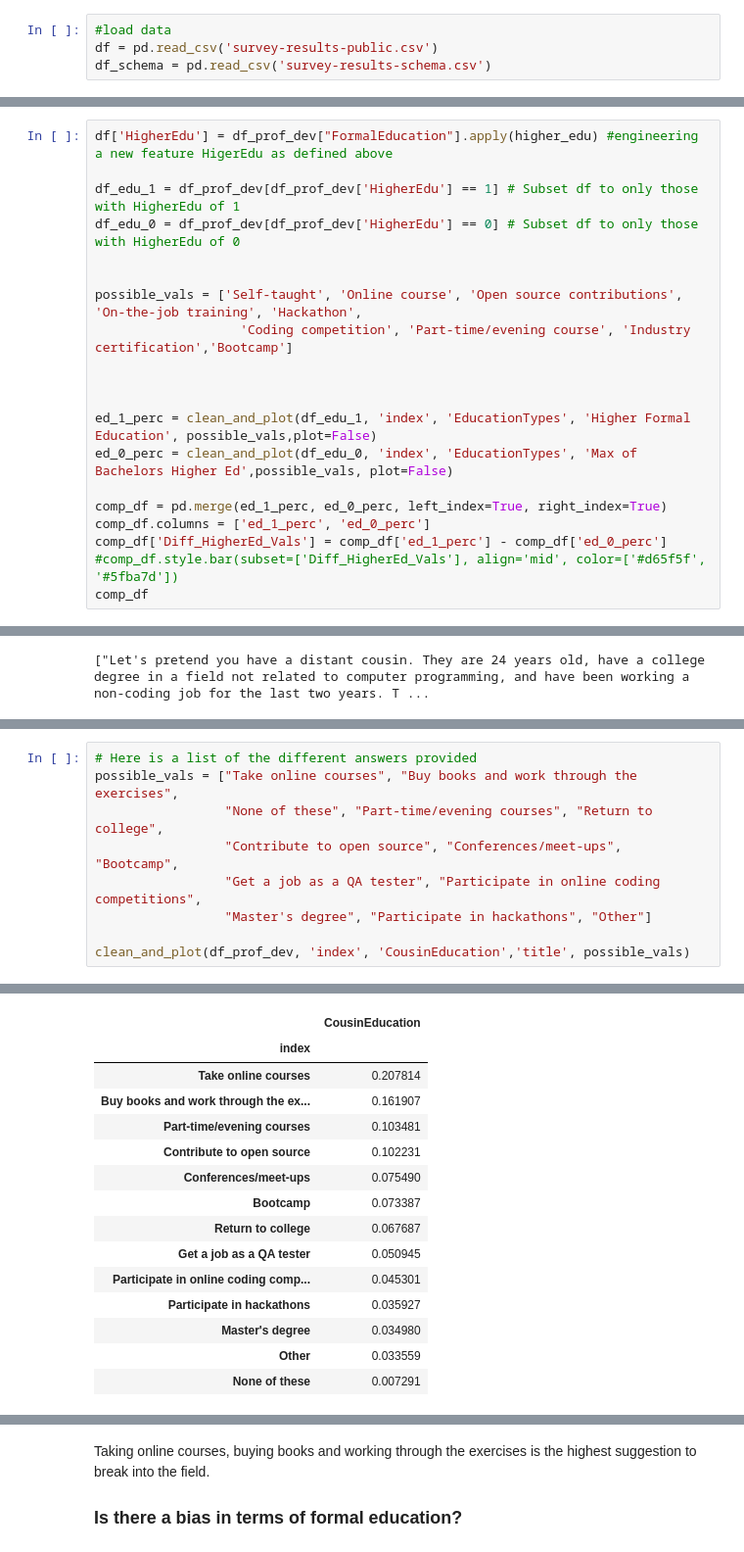
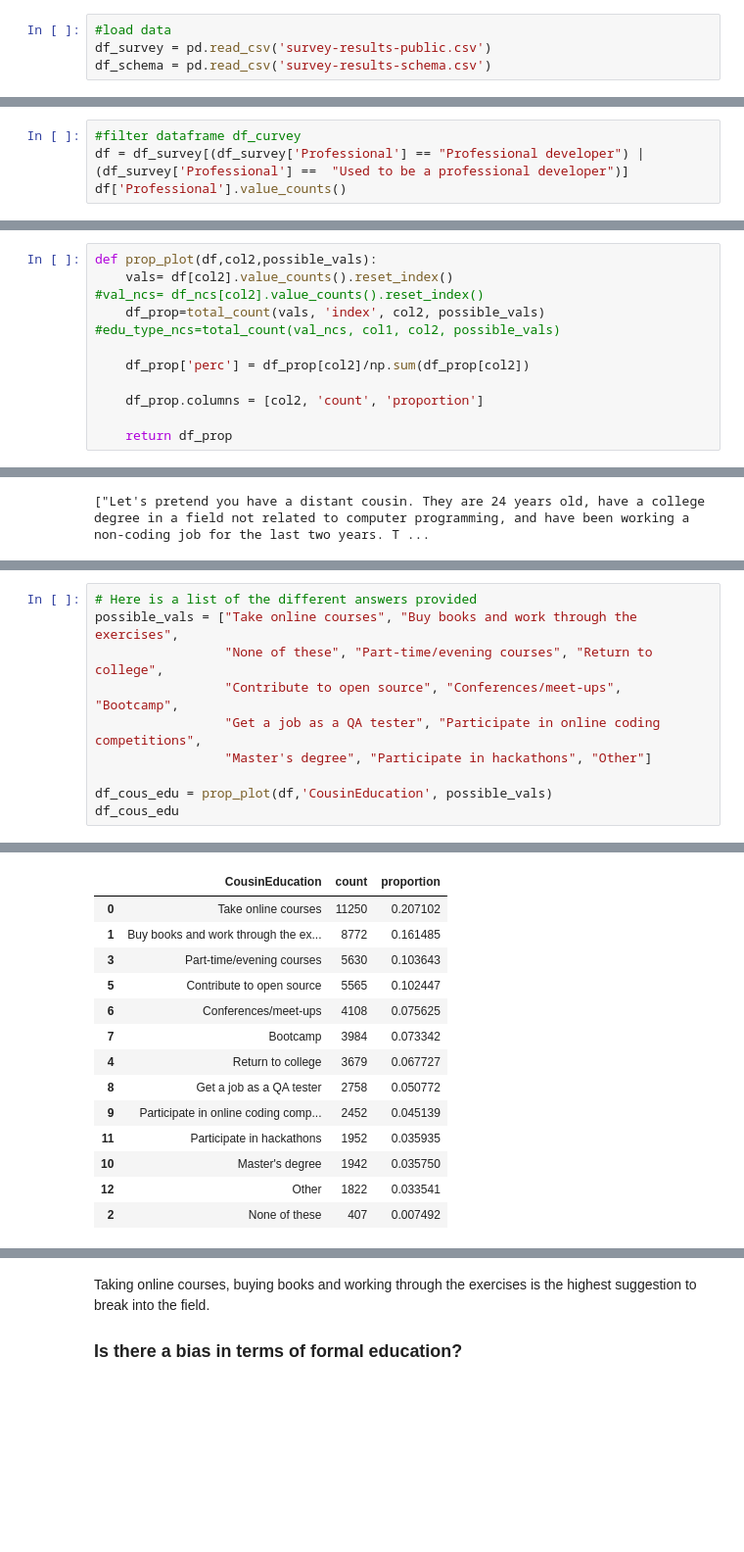
Before and after one commit to Marvykalu/DataScience_Projects, a Jupyter notebook: stackoverflow_developer_survey_2017/Exploratory_Data_Analysis_File.ipynb, the cells around one changed output, grey strips where cells are left out. Shown at 98% size. Cells and saved outputs as stored; diff of their text form; blank space fills up the shorter version.

```diff
--- a/stackoverflow_developer_survey_2017/Exploratory_Data_Analysis_File.ipynb
+++ b/stackoverflow_developer_survey_2017/Exploratory_Data_Analysis_File.ipynb
@@ -22,5 +22,5 @@ from collections import defaultdict
 %matplotlib inline
 # %%
 #load data
-df = pd.read_csv('survey-results-public.csv')
+df_survey = pd.read_csv('survey-results-public.csv')
 df_schema = pd.read_csv('survey-results-schema.csv')
@@ -129,0 +128,4 @@ Name: Professional, dtype: int64
+# %%
+#filter dataframe df_curvey
+df = df_survey[(df_survey['Professional'] == "Professional developer") | (df_survey['Professional'] ==  "Used to be a professional developer")]
+df['Professional'].value_counts()
@@ -280,0 +272,12 @@ def clean_and_plot(df, col1,col2, title, possible_vals, plot=True):
+# %%
+def prop_plot(df,col2,possible_vals):
+    vals= df[col2].value_counts().reset_index()
+#val_ncs= df_ncs[col2].value_counts().reset_index()
+    df_prop=total_count(vals, 'index', col2, possible_vals)
+#edu_type_ncs=total_count(val_ncs, col1, col2, possible_vals)
+
+    df_prop['perc'] = df_prop[col2]/np.sum(df_prop[col2])
+
+    df_prop.columns = [col2, 'count', 'proportion']
+
+    return df_prop
@@ -305,20 +311,0 @@ def higher_edu(formal_ed_str):
-# %%
-df['HigherEdu'] = df_prof_dev["FormalEducation"].apply(higher_edu) #engineering a new feature HigerEdu as defined above
-
-df_edu_1 = df_prof_dev[df_prof_dev['HigherEdu'] == 1] # Subset df to only those with HigherEdu of 1
-df_edu_0 = df_prof_dev[df_prof_dev['HigherEdu'] == 0] # Subset df to only those with HigherEdu of 0
-
-
-possible_vals = ['Self-taught', 'Online course', 'Open source contributions', 'On-the-job training', 'Hackathon',
-                   'Coding competition', 'Part-time/evening course', 'Industry certification','Bootcamp']
-
-
-
-ed_1_perc = clean_and_plot(df_edu_1, 'index', 'EducationTypes', 'Higher Formal Education', possible_vals,plot=False)
-ed_0_perc = clean_and_plot(df_edu_0, 'index', 'EducationTypes', 'Max of Bachelors Higher Ed',possible_vals, plot=False)
-
-comp_df = pd.merge(ed_1_perc, ed_0_perc, left_index=True, right_index=True)
-comp_df.columns = ['ed_1_perc', 'ed_0_perc']
-comp_df['Diff_HigherEd_Vals'] = comp_df['ed_1_perc'] - comp_df['ed_0_perc']
-#comp_df.style.bar(subset=['Diff_HigherEd_Vals'], align='mid', color=['#d65f5f', '#5fba7d'])
-comp_df
@@ -462,5 +546,6 @@ possible_vals = ["Take online courses", "Buy books and work through the exercise
                  "Get a job as a QA tester", "Participate in online coding competitions",
                  "Master's degree", "Participate in hackathons", "Other"]
 
-clean_and_plot(df_prof_dev, 'index', 'CousinEducation','title', possible_vals)
+df_cous_edu = prop_plot(df,'CousinEducation', possible_vals)
+df_cous_edu
 # %% [output]
@@ -468,15 +552,14 @@ clean_and_plot(df_prof_dev, 'index', 'CousinEducation','title', possible_vals)
-|  | CousinEducation |
-| index |  |
-| Take online courses | 0.207814 |
-| Buy books and work through the ex... | 0.161907 |
-| Part-time/evening courses | 0.103481 |
-| Contribute to open source | 0.102231 |
-| Conferences/meet-ups | 0.075490 |
-| Bootcamp | 0.073387 |
-| Return to college | 0.067687 |
-| Get a job as a QA tester | 0.050945 |
-| Participate in online coding comp... | 0.045301 |
-| Participate in hackathons | 0.035927 |
-| Master's degree | 0.034980 |
-| Other | 0.033559 |
-| None of these | 0.007291 |
+|  | CousinEducation | count | proportion |
+| 0 | Take online courses | 11250 | 0.207102 |
+| 1 | Buy books and work through the ex... | 8772 | 0.161485 |
+| 3 | Part-time/evening courses | 5630 | 0.103643 |
+| 5 | Contribute to open source | 5565 | 0.102447 |
+| 6 | Conferences/meet-ups | 4108 | 0.075625 |
+| 7 | Bootcamp | 3984 | 0.073342 |
+| 4 | Return to college | 3679 | 0.067727 |
+| 8 | Get a job as a QA tester | 2758 | 0.050772 |
+| 9 | Participate in online coding comp... | 2452 | 0.045139 |
+| 11 | Participate in hackathons | 1952 | 0.035935 |
+| 10 | Master's degree | 1942 | 0.035750 |
+| 12 | Other | 1822 | 0.033541 |
+| 2 | None of these | 407 | 0.007492 |
```
Also changed, not shown: parts of 115 cells of this notebook.
